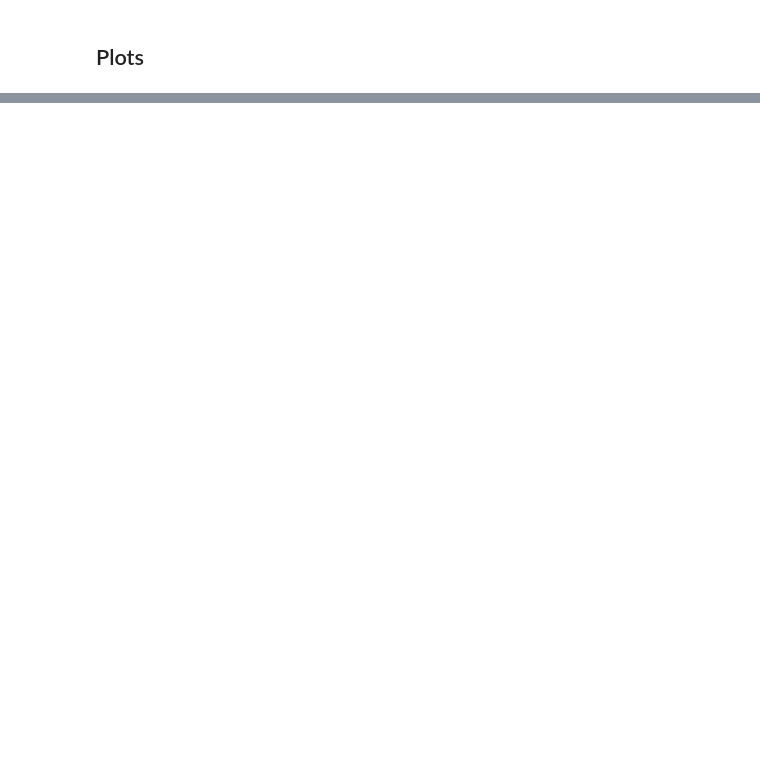
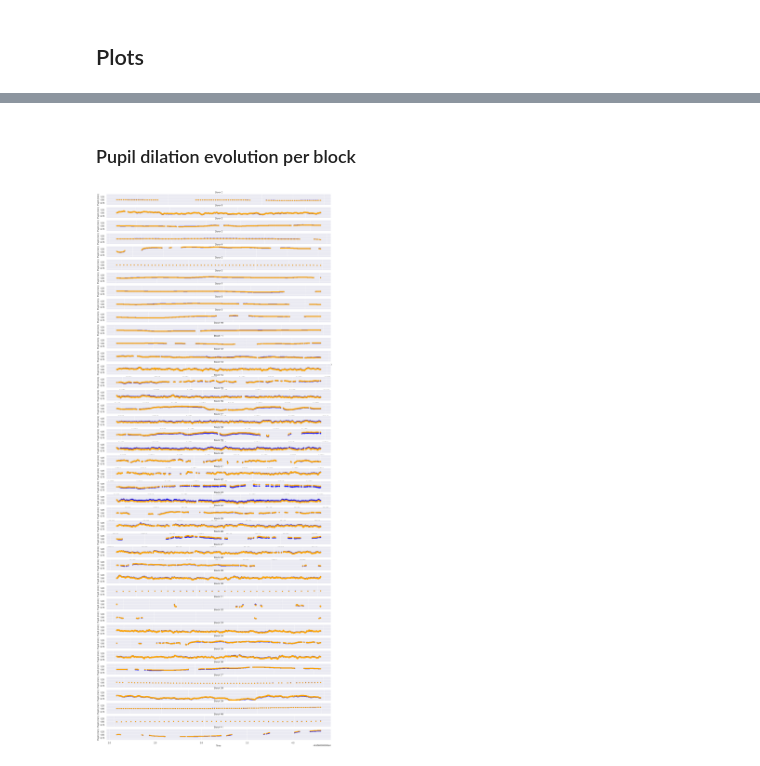
Before and after one commit to bribeiroriccioppo/MentalFatigue, a Jupyter notebook: Tobii/Tobii_plots.ipynb, the cells around one changed output, grey strips where cells are left out. Cells and saved outputs as stored; diff of their text form; code cells hidden in the pictures; blank space fills up the shorter version.

```diff
--- a/Tobii/Tobii_plots.ipynb
+++ b/Tobii/Tobii_plots.ipynb
@@ -57,0 +181,13 @@ fig.tight_layout()
+# %% [markdown]
+### Pupil dilation evolution per block
+# %%
+blocks = tobii_df.block_idx.unique()
+fig, axs = plt.subplots(len(blocks), 1, figsize=(20, 50), sharey=True)
+for idx, block_idx in enumerate(blocks):
+    tobii_df[tobii_df.block_idx == block_idx].plot.scatter(x='lsl_ts', y='left_pupil_pct', ax=axs[idx], color='blue')
+    tobii_df[tobii_df.block_idx == block_idx].plot.scatter(x='lsl_ts', y='right_pupil_pct', ax=axs[idx], color='orange')
+    axs[idx].set_title("Block {}".format(int(block_idx)))
+    axs[idx].set_xlabel("Time")
+    axs[idx].set_ylabel("Pupil (mm)")
+# %% [output]
+[figure, added]
```
Also changed, not shown: parts of 28 cells of this notebook, 5 other files.
